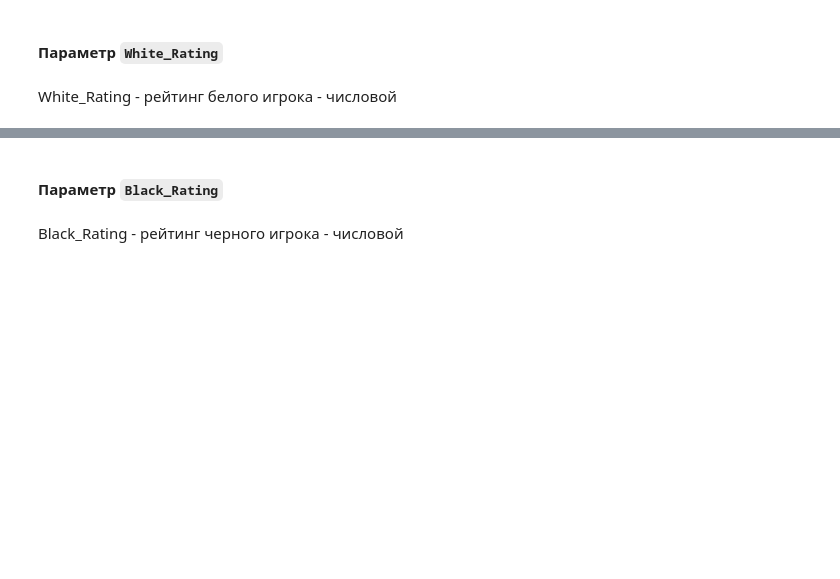
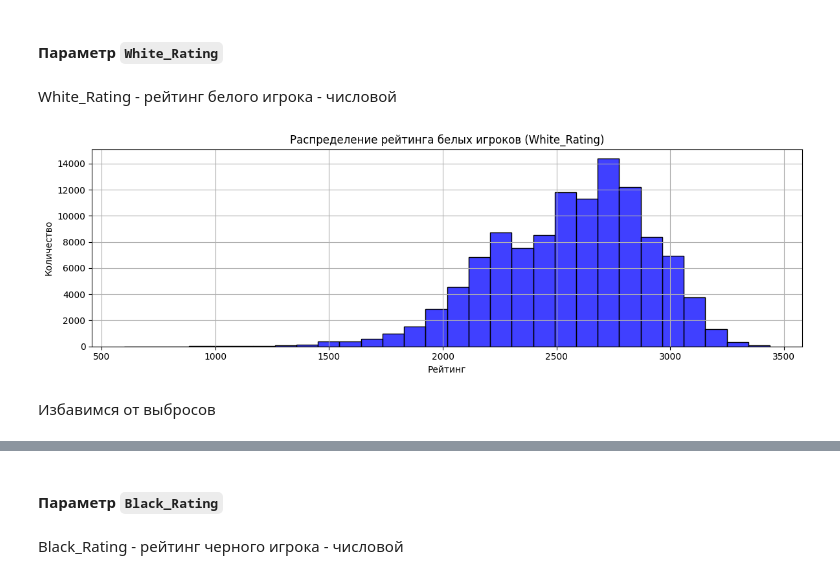
Before and after one commit to Alisa-Shikanyan/ABD-3-chess, a Jupyter notebook: EDA.ipynb, the cells around one changed output, grey strips where cells are left out. Saved outputs shown, nothing was run; the diff lists cells and outputs as text; code cells hidden in the pictures; blank space fills up the shorter version.

Commit message:
Processed Black and White Rating

```diff
--- a/EDA.ipynb
+++ b/EDA.ipynb
@@ -588,0 +587,14 @@ White_Rating - рейтинг белого игрока - числовой
+# %%
+plt.figure(figsize=(12, 4))
+sns.histplot(data=df, x='White_Rating', bins=30, color='blue')
+
+plt.title('Распределение рейтинга белых игроков (White_Rating)')
+plt.xlabel('Рейтинг')
+plt.ylabel('Количество')
+plt.grid(True)
+plt.tight_layout()
+plt.show()
+# %% [output]
+[figure, added]
+# %% [markdown]
+Избавимся от выбросов
```
Also changed, not shown: parts of 7 cells of this notebook.
